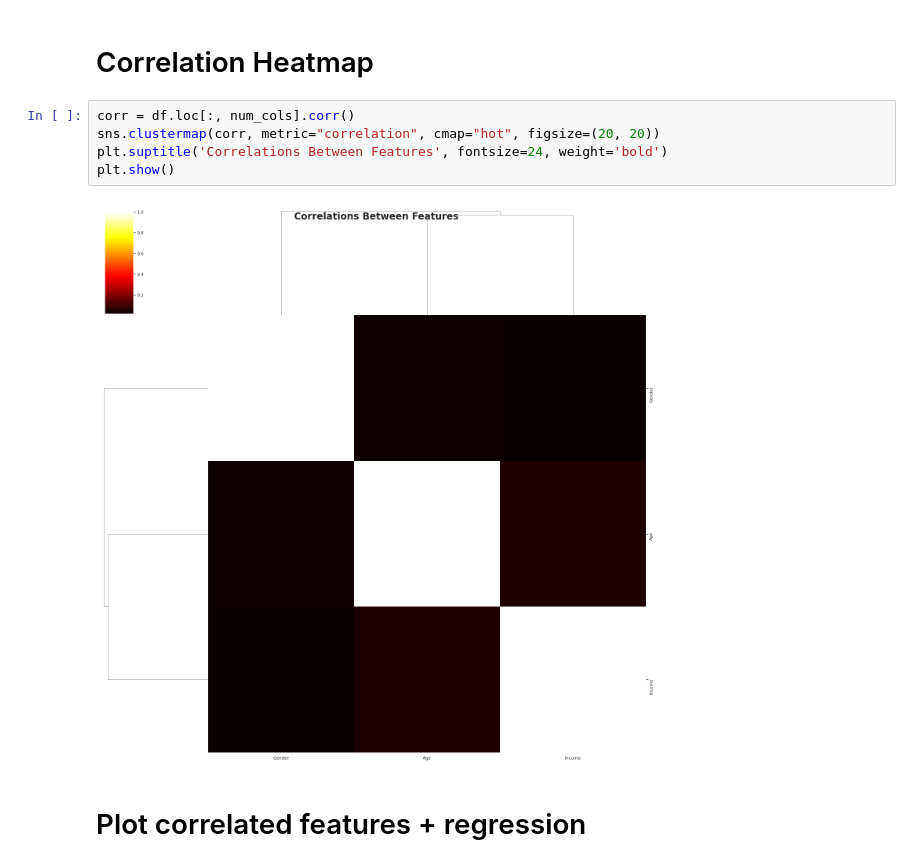
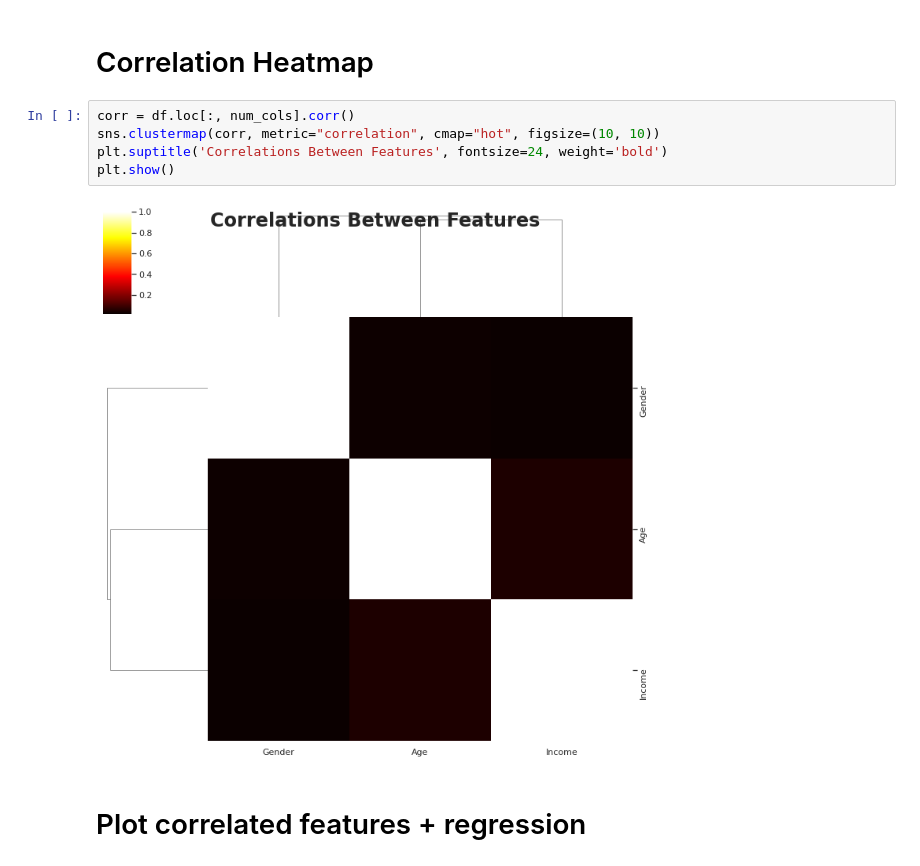
Before and after one commit to beatwad/kaggle_tips, a Jupyter notebook: Visualization/Tabular.ipynb, the cells around one changed output. Cells and saved outputs as stored; diff of their text form.

```diff
--- a/Visualization/Tabular.ipynb
+++ b/Visualization/Tabular.ipynb
@@ -310,11 +310,11 @@ plt.tight_layout()
 # Correlation Heatmap
 # %%
 corr = df.loc[:, num_cols].corr()
-sns.clustermap(corr, metric="correlation", cmap="hot", figsize=(20, 20))
+sns.clustermap(corr, metric="correlation", cmap="hot", figsize=(10, 10))
 plt.suptitle('Correlations Between Features', fontsize=24, weight='bold')
 plt.show()
 # %% [output]
-[figure, old version]
+[figure, new version]
 # %% [markdown]
 # Plot correlated features + regression
 # %%
```
Also changed, not shown: parts of 6 cells of this notebook, 2 other files.
